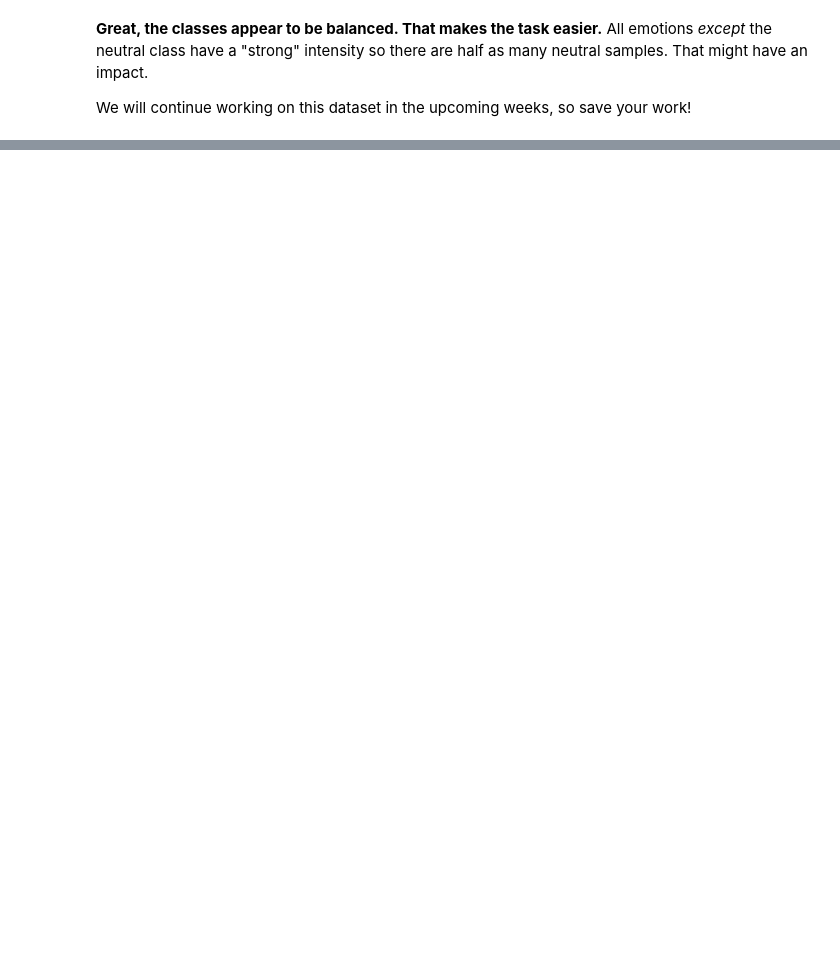
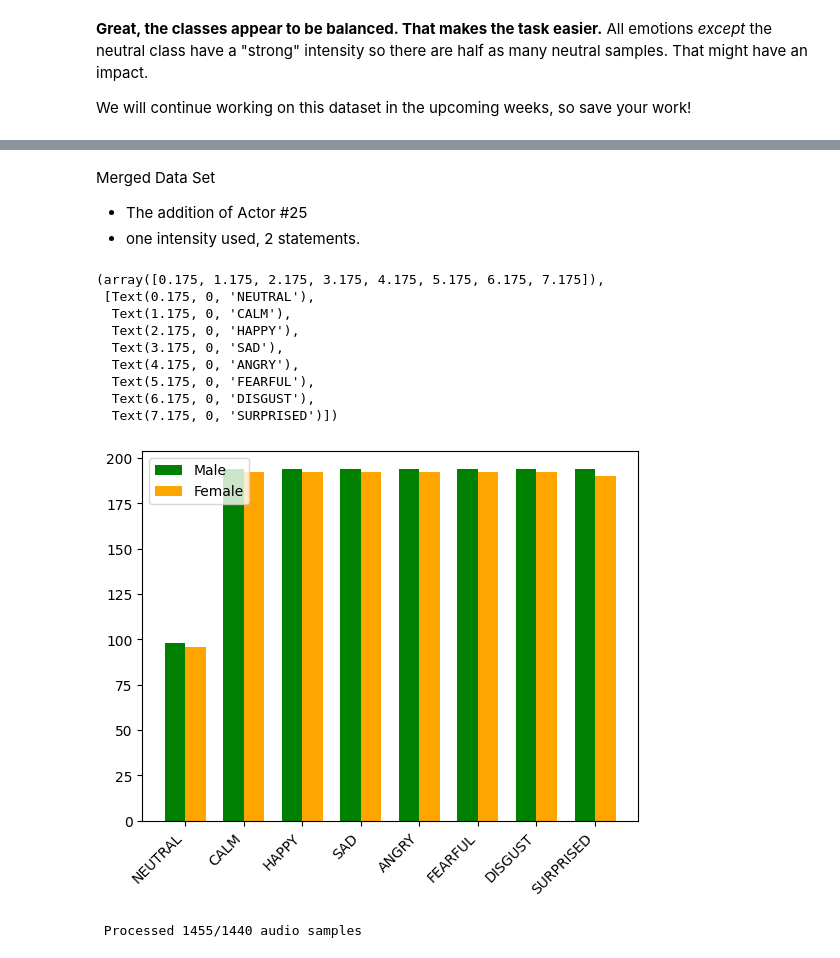
Before and after one commit to IAT-ExploringAI-2025/Week2-DataPreprocessing, a Jupyter notebook: Week 2.ipynb, the cells around one changed output, grey strips where cells are left out. Saved outputs shown, nothing was run; the diff lists cells and outputs as text; code cells hidden in the pictures; blank space fills up the shorter version.

```diff
--- a/Week 2.ipynb
+++ b/Week 2.ipynb
@@ -782,0 +911,57 @@ Personal Audio Data
+# %% [markdown]
+Merged Data Set
+- The addition of Actor #25
+- one intensity used, 2 statements.
+# %%
+for file_path in glob.glob("/Users/tuleen//Desktop/IAT360/archive/Audio Data/*/*.wav"):
+    # Extract the file name from the path
+    file_name = os.path.basename(file_path)
+
+    # Extract information from the filename using regex
+    match = filename_pattern.match(file_name)
+    if match:
+        modality, _, emotion, _, _, _, actor = match.groups()
+
+        # Append the file path to the list
+        file_paths.append(file_path)
+
+        # Extract the label from the file name and append value to the labels list
+        labels.append(labels_encoded[emotion])
+
+        # Extract the gender information from the file name and append value to the gender list
+        gender.append(gender_names['Male'] if int(actor) % 2 == 1 else gender_names['Female'])
+
+# Count the occurrences of each combination of emotion and gender
+counts = np.zeros((len(label_names), len(gender_names)), dtype=int)
+
+for b, c in zip(labels, gender):
+    counts[b, c] += 1
+
+# Plot the grouped bar plot
+fig, ax = plt.subplots()
+bar_width = 0.35
+bar_positions = np.arange(len(label_names))
+
+for i, (gender_value, color) in enumerate(zip(gender_names.keys(), ['green', 'orange'])):
+    ax.bar(bar_positions + i * bar_width, counts[:, gender_names[gender_value]], bar_width, label=gender_value, color=color)
+
+# Set x-axis ticks and labels based on the emotion_list and label_names
+ax.set_xticks(bar_positions + bar_width / 2)
+ax.set_xticklabels([label_names[emotion] for emotion in range(len(label_names))])
+ax.legend()
+plt.xticks(rotation=45, ha="right")
+# %% [output]
+(array([0.175, 1.175, 2.175, 3.175, 4.175, 5.175, 6.175, 7.175]),
+ [Text(0.175, 0, 'NEUTRAL'),
+  Text(1.175, 0, 'CALM'),
+  Text(2.175, 0, 'HAPPY'),
+  Text(3.175, 0, 'SAD'),
+  Text(4.175, 0, 'ANGRY'),
+  Text(5.175, 0, 'FEARFUL'),
+  Text(6.175, 0, 'DISGUST'),
+  Text(7.175, 0, 'SURPRISED')])
+[figure, added]
+# %%
+features, emotions = load_data()
+# %% [output]
+ Processed 1455/1440 audio samples
```
Also changed, not shown: parts of 9 cells of this notebook.
